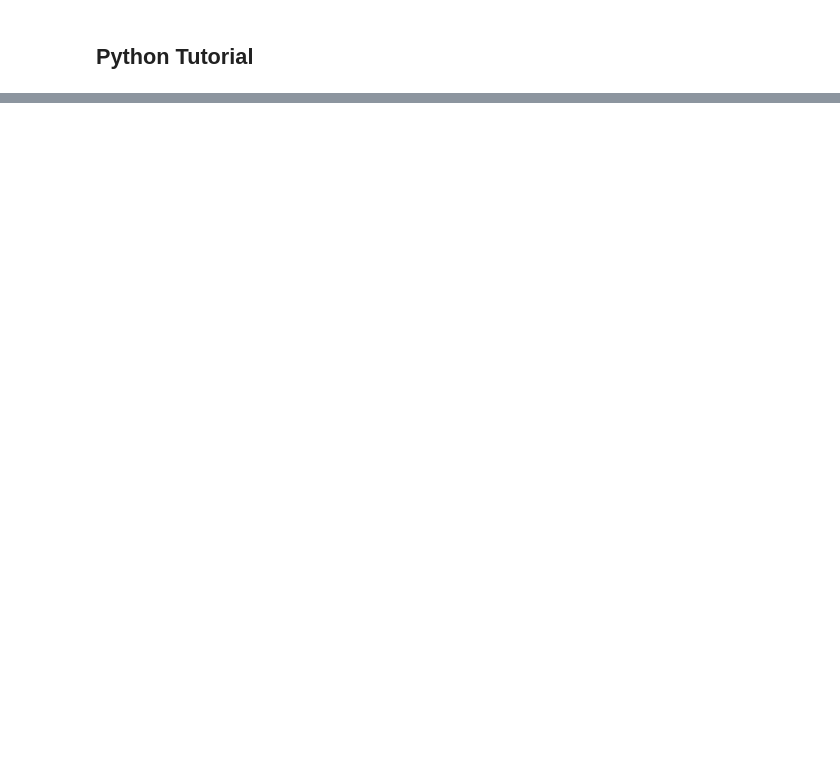
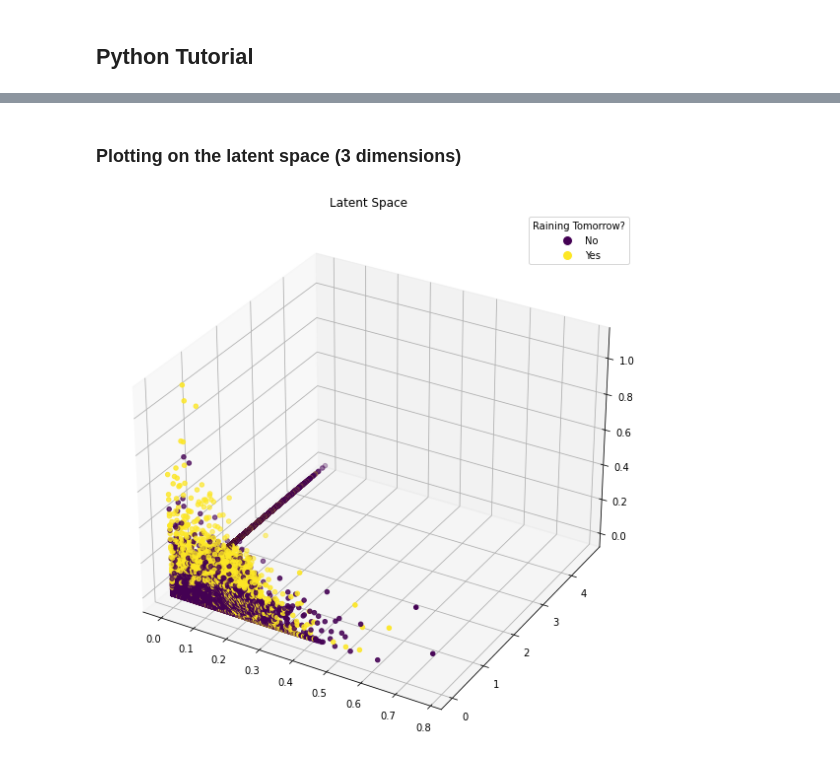
Before and after one commit to andreafancellu/NN_examples, a Jupyter notebook: autoencoders.ipynb, the cells around one changed output, grey strips where cells are left out. Saved outputs shown, nothing was run; the diff lists cells and outputs as text; code cells hidden in the pictures; blank space fills up the shorter version.

Commit message:
first autoencoder implementation

```diff
--- a/autoencoders.ipynb
+++ b/autoencoders.ipynb
@@ -54,0 +60,13 @@ You should consider upgrading via the 'C:\Users\andre\AppData\Local\Programs\Pyt
+# %%
+X, Y = df.drop('RainTomorrow', axis=1, inplace=False), df[['RainTomorrow']] # Split the dataset into features and labels
+
+# Standardizing the features
+scaler = StandardScaler() # mean of 0 and standard deviation of 1
+X_scaled = scaler.fit_transform(X)
+
+# Converting to PyTorch tensor
+X_tensor = torch.FloatTensor(X_scaled)
+
+# Converting string labels to numerical labels
+label_encoder = LabelEncoder()
+Y_numerical = label_encoder.fit_transform(Y.values.ravel()) # Y.values.ravel() converts the 2D array to 1D array
@@ -54,0 +99,7 @@ You should consider upgrading via the 'C:\Users\andre\AppData\Local\Programs\Pyt
+# %%
+torch.manual_seed(42) # seed for reproducibility
+
+input_size = X.shape[1]  # Number of input features
+encoding_dim = 3  # Desired number of output dimensions
+
+model = Autoencoder(input_size, encoding_dim)
@@ -54,0 +151,42 @@ You should consider upgrading via the 'C:\Users\andre\AppData\Local\Programs\Pyt
+# %% [markdown]
+### Plotting on the latent space (3 dimensions)
+# %%
+fig = plt.figure(figsize=(8, 8)) # Create a new figure
+ax = fig.add_subplot(111, projection='3d') # Add a 3D subplot to the figure
+
+# Scatter plot of the encoded data
+scatter = ax.scatter(
+                        encoded_data[:, 0], # x-axis
+                        encoded_data[:, 1], # y-axis
+                        encoded_data[:, 2], # z-axis
+                        c=Y_numerical, # color based on the labels
+                        cmap='viridis' # color map
+                    )
+
+# Mapping numerical labels back to original string labels for the legend
+labels = label_encoder.inverse_transform(np.unique(Y_numerical))
+
+# Dictionary to store the mapping
+legend_labels = {num: label for num, label in zip(np.unique(Y_numerical), labels)}
+
+# Creating a custom legend with original string labels
+handles = [
+            plt.Line2D([0], # Create a line for each unique label
+            [0], # with a markerl
+            marker='o', # The marker is a circle
+            color='w', # The color of the marker is white
+            markerfacecolor=scatter.to_rgba(num), # The fill color of the marker corresponds to the label
+            markersize=10,
+            label=legend_labels[num]) for num in np.unique(Y_numerical) # Create a marker for each unique label
+        ]
+
+ax.legend(handles=handles, title="Raining Tomorrow?")
+
+ax.set_title('Latent Space')
+
+plt.tight_layout() # Adjust the plot to ensure everything fits without overlapping
+#plt.savefig('images\Rain_Prediction_Autoencoder.png')
+
+plt.show()
+# %% [output]
+[figure, added]
```
Also changed, not shown: parts of 11 cells of this notebook, 1 other file.
